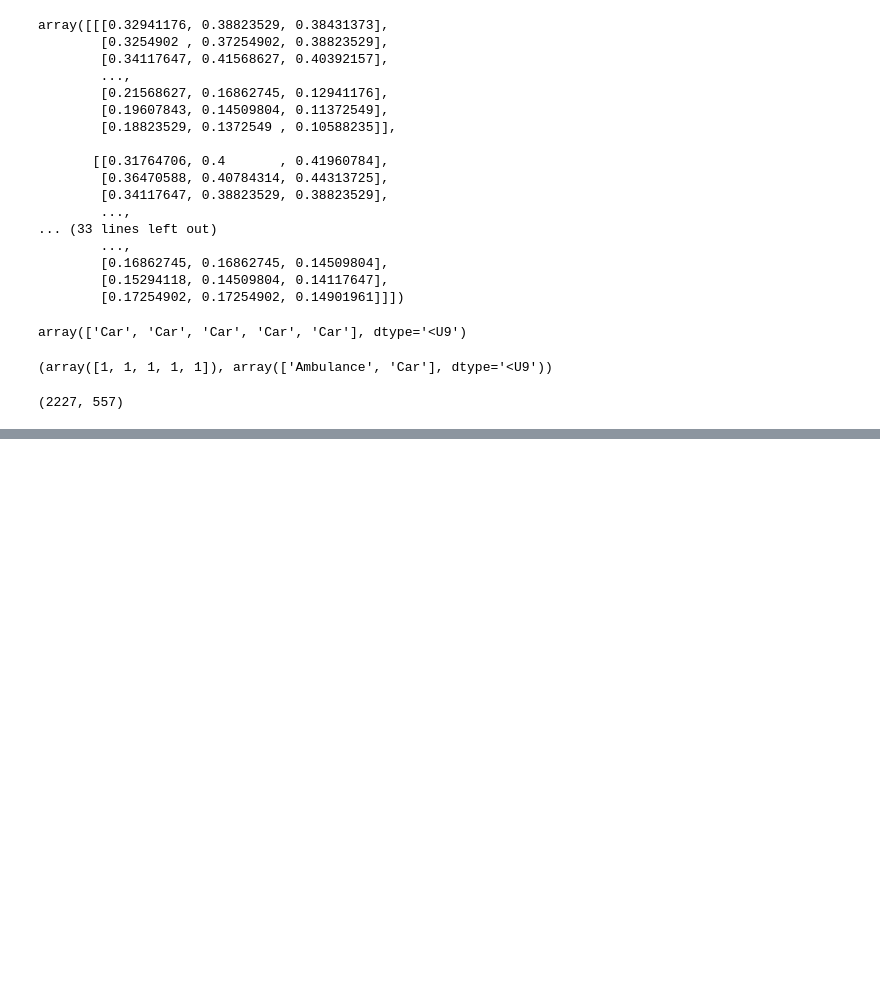
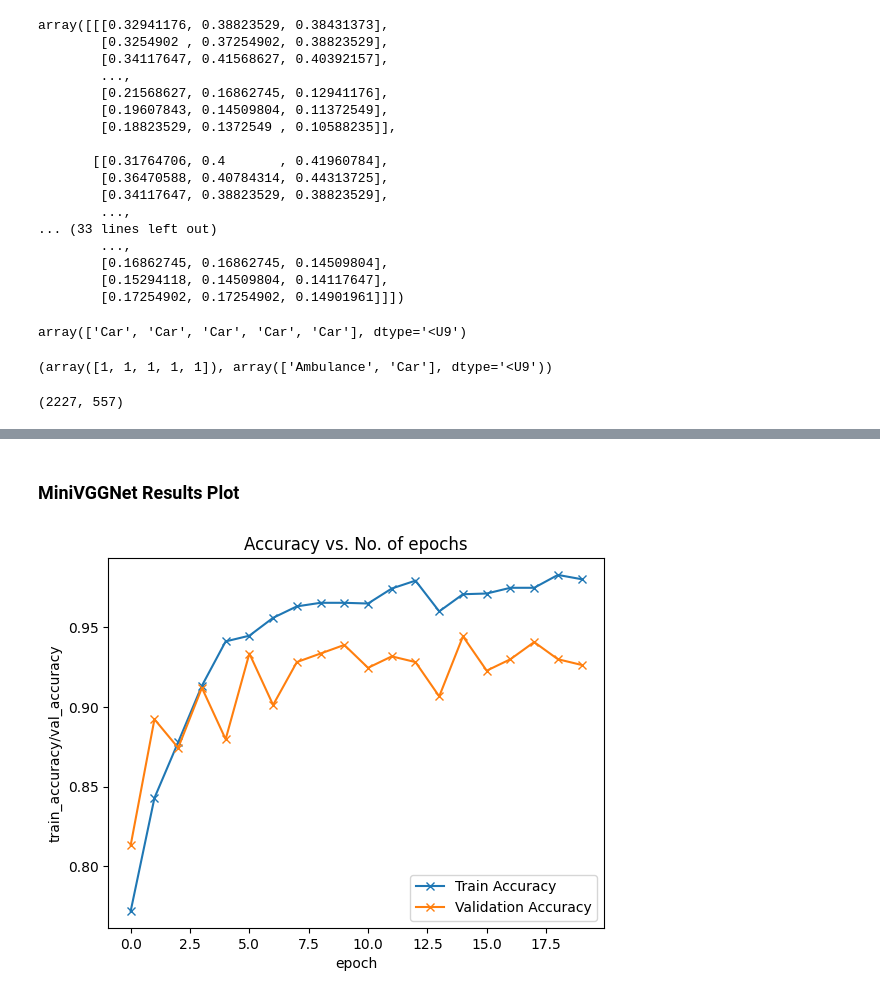
Before and after one commit to vivekpatel99/car_vs_ambulance_classification_ensemble_cnn, a Jupyter notebook: notebooks/1_ProcessingData.ipynb, the cells around one changed output, grey strips where cells are left out. Saved outputs shown, nothing was run; the diff lists cells and outputs as text; code cells hidden in the pictures; blank space fills up the shorter version.

Commit message:
2 model added and docker file updated for adding userid

```diff
--- a/notebooks/1_ProcessingData.ipynb
+++ b/notebooks/1_ProcessingData.ipynb
@@ -260,14 +295,6 @@ class MiniVGGNet:
         ])
 # %%
 opt = SGD(learning_rate=1e-2, weight_decay=0.01 / 40, momentum=0.9, nesterov=True)
-model = MiniVGGNet.build(width=224, height=224, depth=3, classes=1)
-model.compile(loss="binary_crossentropy", optimizer=opt, metrics=["accuracy"])
-
-# train the network
-print("[INFO] training network...")
-H = model.fit(train_dataset,
-              validation_data=test_dataset,
-              batch_size=64,
-              epochs=40,
-              verbose=1)
+mini_vggnet_model = MiniVGGNet.build(width=IMAGE_SIZE, height=IMAGE_SIZE, depth=3)
+mini_vggnet_model.summary()
 # %% [output]
@@ -296,0 +324,10 @@ Detected at node data_1 defined at (most recent call last):
+# %%
+
+mini_vggnet_model.compile(loss="binary_crossentropy", optimizer=opt, metrics=["accuracy", "precision", "recall"])
+
+# train the network
+mini_vggnet_history = mini_vggnet_model.fit(train_dataset_prefetch,
+              validation_data=val_dataset_prefech,
+              batch_size=BATCH_SIZE,
+              epochs=20,
+              verbose=1)
@@ -296,0 +354,27 @@ Detected at node data_1 defined at (most recent call last):
+# %% [markdown]
+### MiniVGGNet Results Plot
+# %%
+# Plot accuracies
+def plot_accuracies(history):
+    train_accuracy = history.history['accuracy']
+    val_accuracy = history.history['val_accuracy']
+    plt.plot(np.arange(0, 20), train_accuracy, '-x', label='train_accuracy')
+    plt.plot(np.arange(0, 20), val_accuracy, '-x', label='val_accuracy')
+    plt.xlabel('epoch')
+    plt.legend(['Train Accuracy', 'Validation Accuracy'])
+    plt.ylabel('train_accuracy/val_accuracy')
+    plt.title('Accuracy vs. No. of epochs')
+
+def plot_losses(history):
+    train_losses = history.history['loss']
+    val_losses =history.history['val_loss']
+    plt.plot(np.arange(0, 20),train_losses, '-bx', label='train_losses')
+    plt.plot(np.arange(0, 20),val_losses, '-rx', label='val_losses')
+    plt.xlabel('epoch')
+    plt.ylabel('loss')
+    plt.legend(['Train Loss', 'Validation Loss'])
+    plt.title('Loss vs. No. of epochs')
+# %%
+plot_accuracies(mini_vggnet_history)
+# %% [output]
+[figure, added]
```
Also changed, not shown: parts of 26 cells of this notebook, 4 other files.
